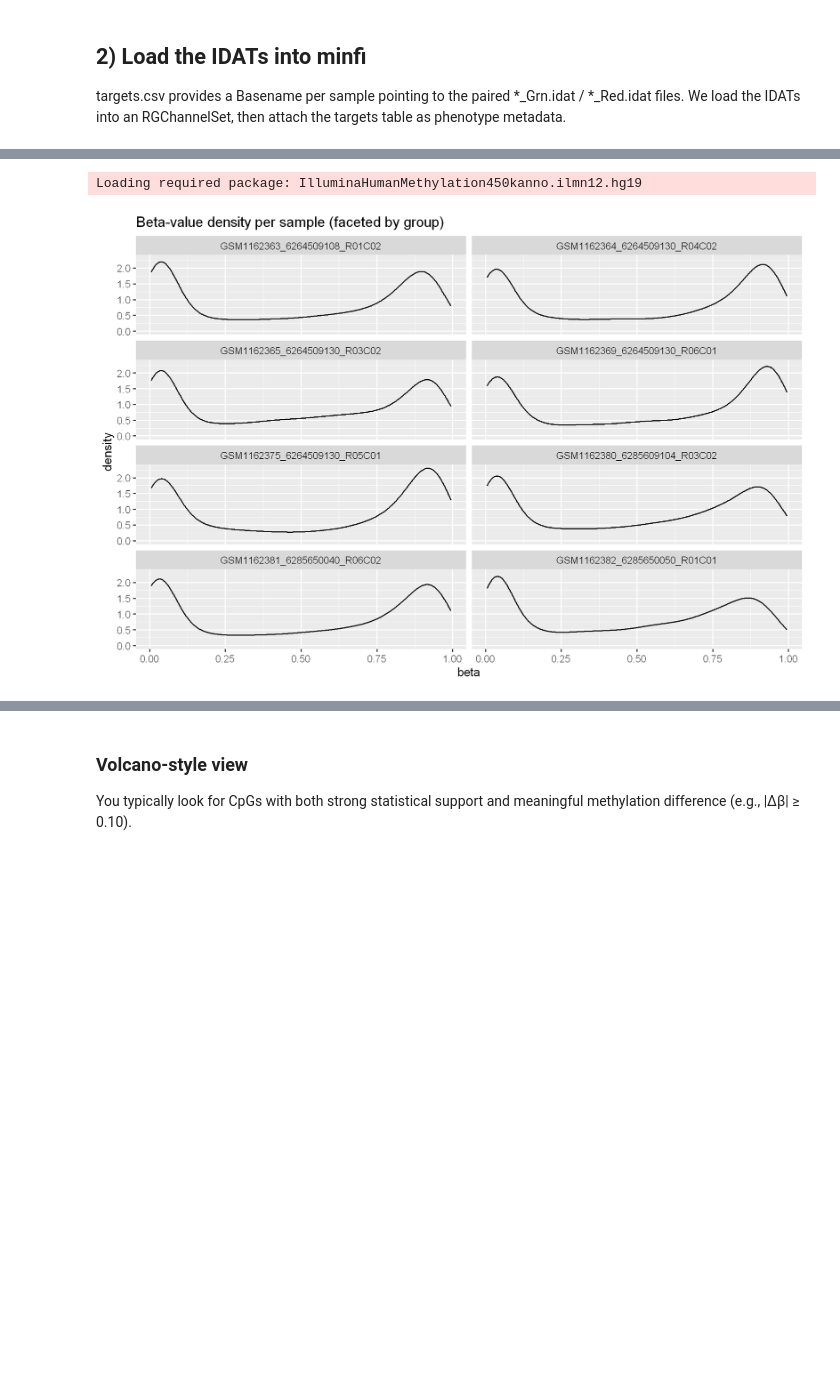
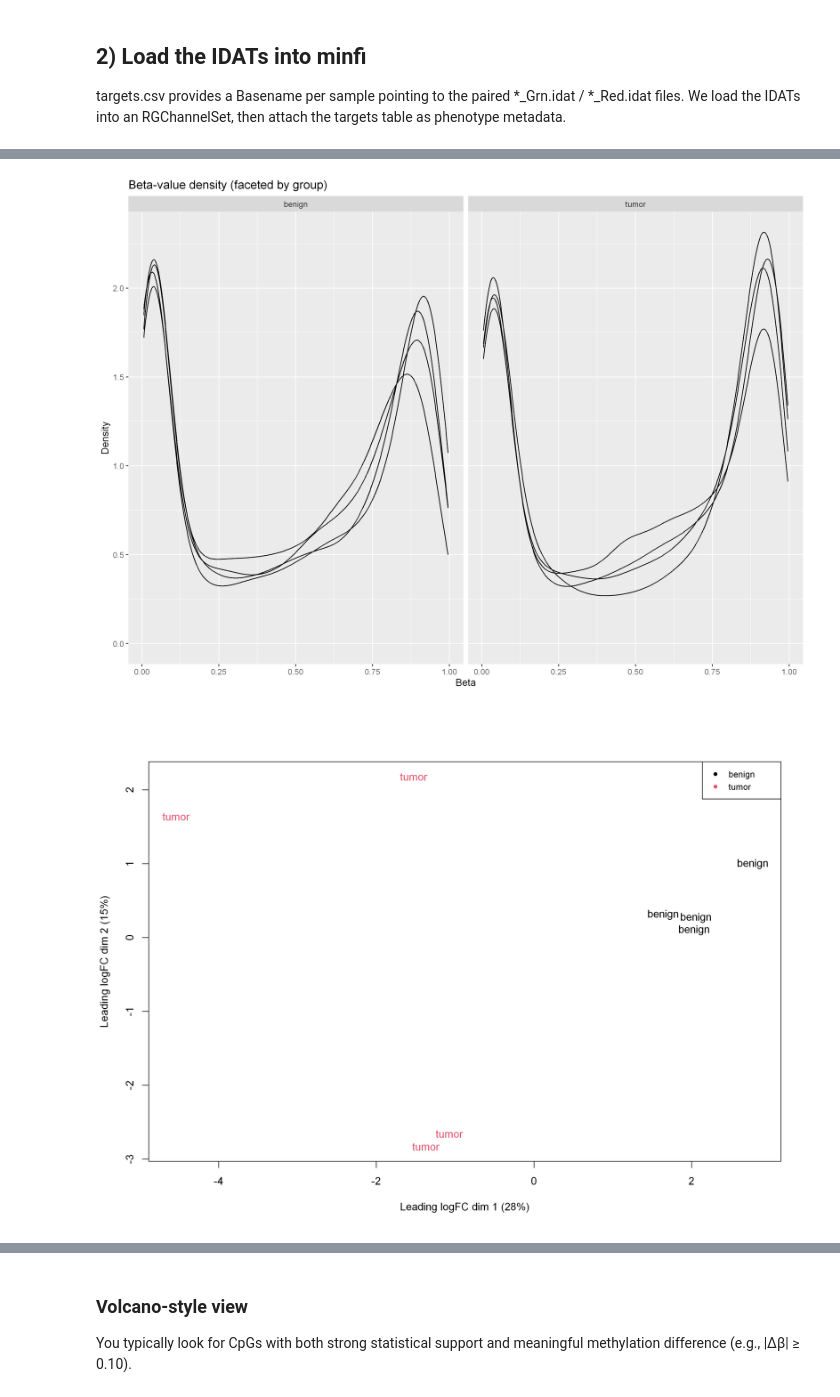
Before and after one commit to meshik/bioinformatics-code-hub, a Jupyter notebook: epigenomics/dna_methylation/r.ipynb, the cells around one changed output, grey strips where cells are left out. Cells and saved outputs as stored; diff of their text form; code cells hidden in the pictures; blank space fills up the shorter version.

```diff
--- a/epigenomics/dna_methylation/r.ipynb
+++ b/epigenomics/dna_methylation/r.ipynb
@@ -41,7 +32,10 @@ We load the IDATs into an RGChannelSet, then attach the targets table as phenoty
 targets <- read.csv(file.path(ds_dir, "targets.csv"), stringsAsFactors = FALSE)
 targets[, c("Sample_Name", "geo_accession", "Sample_Group", "Basename")]
 
-rgSet <- read.metharray.exp(base = ds_dir, targets = targets, extended = TRUE)
+rgSet <- read.metharray.exp(
+    base = file.path(ds_dir, "idats"),
+    targets = targets,
+    extended = TRUE)
 
 # keep stable, human-readable sample names
 colnames(rgSet) <- make.unique(targets$Sample_Name)
@@ -124,40 +104,27 @@ Typical quick-look plots: Beta density (distribution shifts) and MDS/PCA (group
 # %%
-library(ggplot2)
-library(SummarizedExperiment)
-
-# Noob normalization returns a MethylSet
-mSet_noob <- preprocessNoob(rgSet)
-
-# Convert to genome-mapped ratio set for convenient Beta/M access
-gSet <- mapToGenome(ratioConvert(mSet_noob, what = "both", keepCN = TRUE))
-
-beta <- getBeta(gSet)
+gSet  <- preprocessNoob(rgSet)   # Noob normalized
+beta  <- getBeta(gSet)
 mvals <- getM(gSet)
 
-# Pull grouping from colData; if not present, fall back to per-sample faceting
-cd <- as.data.frame(colData(gSet))
+pheno <- as.data.frame(colData(gSet))
+group <- factor(pheno$Sample_Group)
 
-group_vec <- colnames(beta)
-
-# Ensure ordering matches the beta columns
-names(group_vec) <- rownames(cd)
-group_vec <- group_vec[match(colnames(beta), names(group_vec))]
-
-# Beta density by group (sample probes for plotting efficiency)
 set.seed(1)
 idx <- sample(seq_len(nrow(beta)), 10000)
 
 beta_long <- data.frame(
   beta   = as.vector(beta[idx, , drop = FALSE]),
   sample = rep(colnames(beta), each = length(idx)),
-  group  = rep(group_vec, each = length(idx)),
-  stringsAsFactors = FALSE
+  group  = rep(group, each = length(idx))
 )
 
 ggplot(beta_long, aes(x = beta, group = sample)) +
   geom_density(alpha = 0.15) +
   facet_wrap(~group, ncol = 2) +
-  labs(title = "Beta-value density per sample (faceted by group)")
+  labs(title = "Beta-value density (faceted by group)", x = "Beta", y = "Density")
+
+plotMDS(mvals, labels = group, col = as.integer(group))
+legend("topright", legend = levels(group), col = seq_along(levels(group)), pch = 16, cex = 0.8)
 # %% [output]
-Loading required package: IlluminaHumanMethylation450kanno.ilmn12.hg19
-[figure, old version]
+[figure, new version]
+[figure, added]
```
Also changed, not shown: parts of 18 cells of this notebook.
